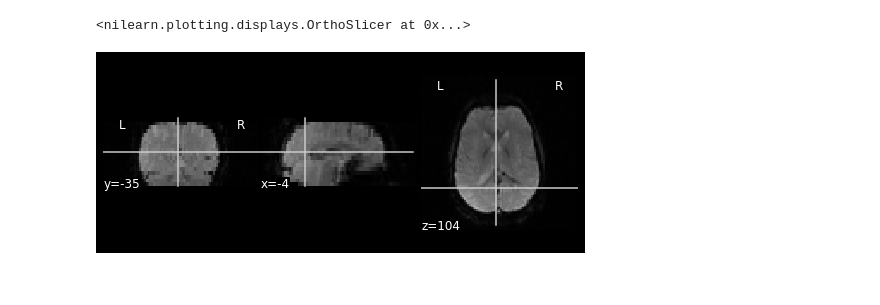
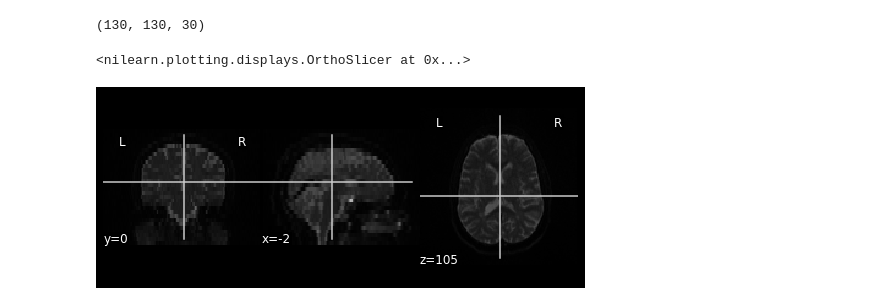
Before and after one commit to zhanghaoyue/stroke_preprocessing, a Jupyter notebook: nipype_workflow.ipynb, the cells around one changed output. Cells and saved outputs as stored; diff of their text form; code cells hidden in the pictures.

```diff
--- a/nipype_workflow.ipynb
+++ b/nipype_workflow.ipynb
@@ -11,7 +13,9 @@ subject_list = ['540335','540410','540449','570255','570364']
 # %%
-dwi = data_test_folder+'/540335/PWI.nii.gz'
+dwi = data_test_folder+'/540335/DWI_b0.nii.gz'
 img = nib.load(dwi)
-plotting.plot_anat(img.slicer[:,:,:,1])
+print(img.shape)
+plotting.plot_anat(img)
 # %% [output]
-<nilearn.plotting.displays.OrthoSlicer at 0x...>
+(130, 130, 30)
+<nilearn.plotting.displays.OrthoSlicer at 0x...>
-[figure, old version]
+[figure, new version]
```
Also changed, not shown: parts of 9 cells of this notebook, 3 other files.
